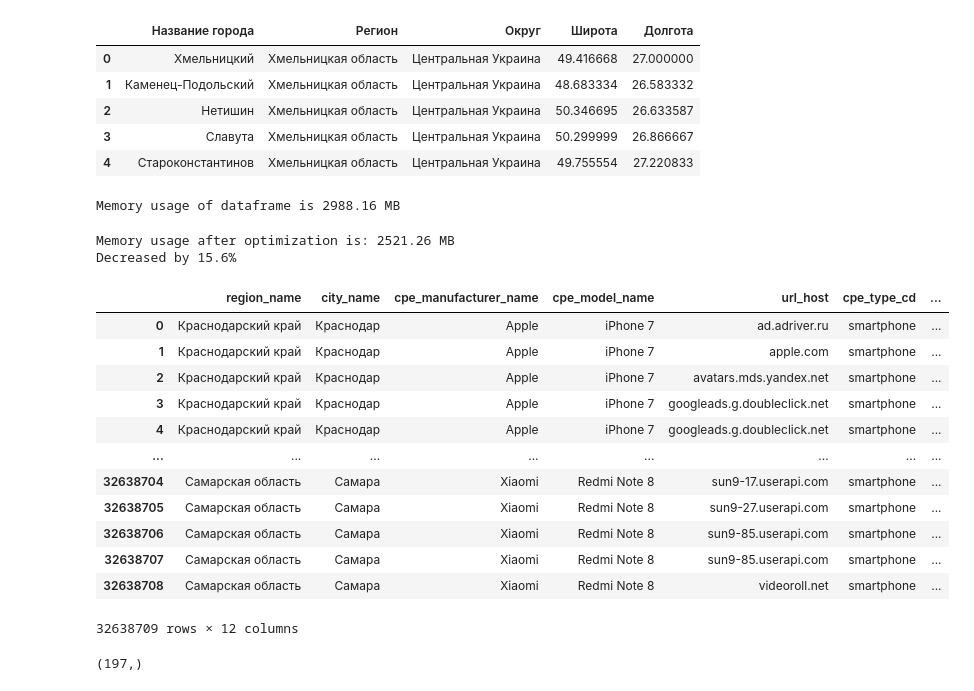
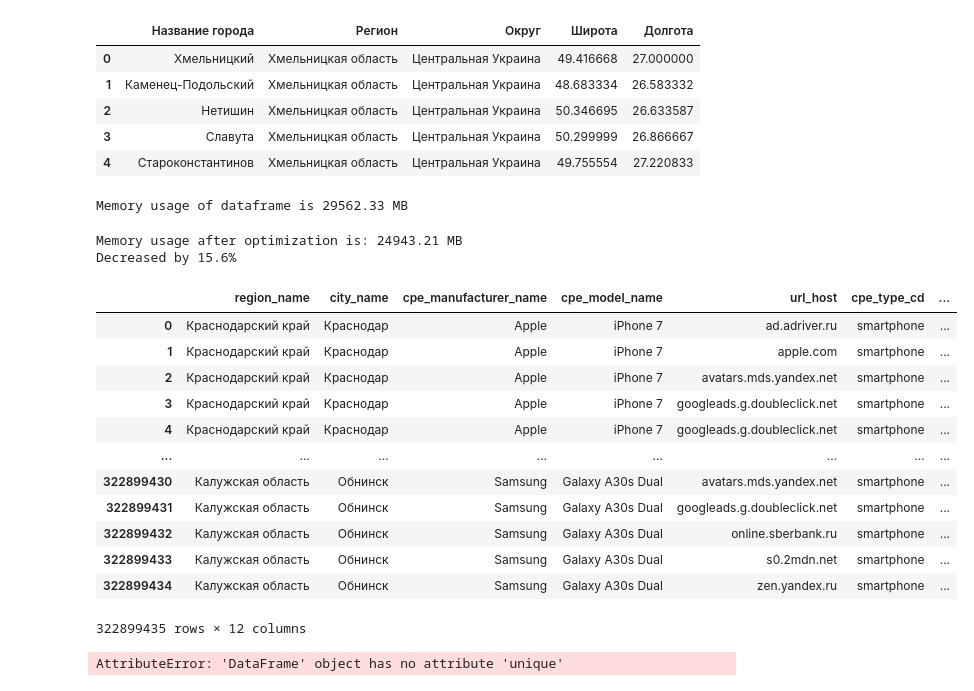
Before and after one commit to shockless/mts-ml-cup, a Jupyter notebook: cities_prices_fe.ipynb, the cells around one changed output. Drawn from its saved outputs; the diff is of its cells as text; code cells hidden in the pictures.

Commit message:
parsing update & models with no price csv

```diff
--- a/cities_prices_fe.ipynb
+++ b/cities_prices_fe.ipynb
@@ -17,29 +17,29 @@ cities.head()
 # %%
 LOCAL_DATA_PATH = './data/'
 SPLIT_SEED = 42
 
 df = pandas_reduce_mem_usage(
         pd.read_parquet(
-            f'{LOCAL_DATA_PATH}competition_data_final_pqt/part-00000-aba60f69-2b63-4cc1-95ca-542598094698-c000.snappy.parquet'
+            f'{LOCAL_DATA_PATH}competition_data_final_pqt/'
     ))
 df
 # %% [output]
-Memory usage of dataframe is 2988.16 MB
+Memory usage of dataframe is 29562.33 MB
-Memory usage after optimization is: 2521.26 MB
+Memory usage after optimization is: 24943.21 MB
 Decreased by 15.6%
 |  | region_name | city_name | cpe_manufacturer_name | cpe_model_name | url_host | cpe_type_cd | ... |
 | 0 | Краснодарский край | Краснодар | Apple | iPhone 7 | ad.adriver.ru | smartphone | ... |
 | 1 | Краснодарский край | Краснодар | Apple | iPhone 7 | apple.com | smartphone | ... |
 | 2 | Краснодарский край | Краснодар | Apple | iPhone 7 | avatars.mds.yandex.net | smartphone | ... |
 | 3 | Краснодарский край | Краснодар | Apple | iPhone 7 | googleads.g.doubleclick.net | smartphone | ... |
 | 4 | Краснодарский край | Краснодар | Apple | iPhone 7 | googleads.g.doubleclick.net | smartphone | ... |
 | ... | ... | ... | ... | ... | ... | ... | ... |
-| 32638704 | Самарская область | Самара | Xiaomi | Redmi Note 8 | sun9-17.userapi.com | smartphone | ... |
-| 32638705 | Самарская область | Самара | Xiaomi | Redmi Note 8 | sun9-27.userapi.com | smartphone | ... |
-| 32638706 | Самарская область | Самара | Xiaomi | Redmi Note 8 | sun9-85.userapi.com | smartphone | ... |
-| 32638707 | Самарская область | Самара | Xiaomi | Redmi Note 8 | sun9-85.userapi.com | smartphone | ... |
-| 32638708 | Самарская область | Самара | Xiaomi | Redmi Note 8 | videoroll.net | smartphone | ... |
+| 322899430 | Калужская область | Обнинск | Samsung | Galaxy A30s Dual | avatars.mds.yandex.net | smartphone | ... |
+| 322899431 | Калужская область | Обнинск | Samsung | Galaxy A30s Dual | googleads.g.doubleclick.net | smartphone | ... |
+| 322899432 | Калужская область | Обнинск | Samsung | Galaxy A30s Dual | online.sberbank.ru | smartphone | ... |
+| 322899433 | Калужская область | Обнинск | Samsung | Galaxy A30s Dual | s0.2mdn.net | smartphone | ... |
+| 322899434 | Калужская область | Обнинск | Samsung | Galaxy A30s Dual | zen.yandex.ru | smartphone | ... |
-32638709 rows × 12 columns
+322899435 rows × 12 columns
 # %%
 def long_lat(city_name, cities_df):
     long = cities_df['Широта'][cities_df['Название города']==city_name]
@@ -49,6 +49,6 @@ def long_lat(city_name, cities_df):
 tqdm.pandas()
 df[['long','lat']]=df['city_name'].progress_apply(lambda x: long_lat(x, cities))
 # %%
-df[df['price'].isnull()]['cpe_model_name'].unique().shape
+df[df['price'].isnull()][['cpe_model_name','cpe_manufacturer_name']].unique('cpe_model_name')
 # %% [output]
-(197,)
+AttributeError: 'DataFrame' object has no attribute 'unique'
```
Also changed, not shown: parts of 3 cells of this notebook, 4 other files.
